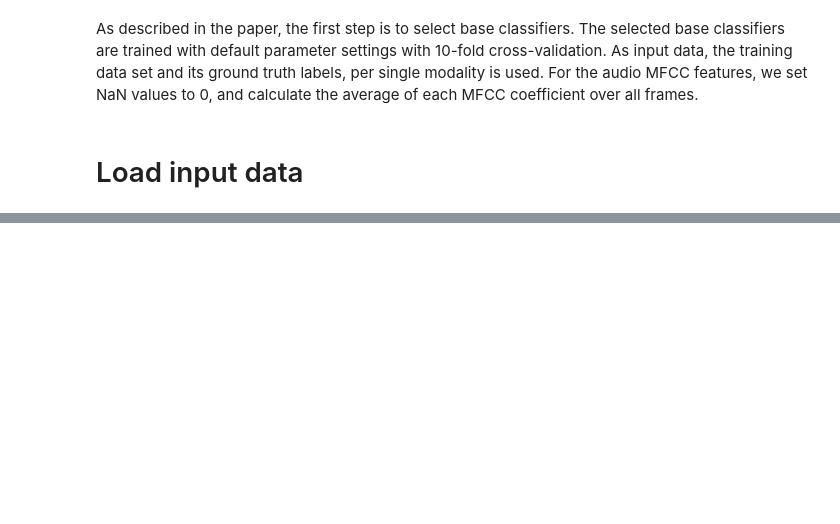
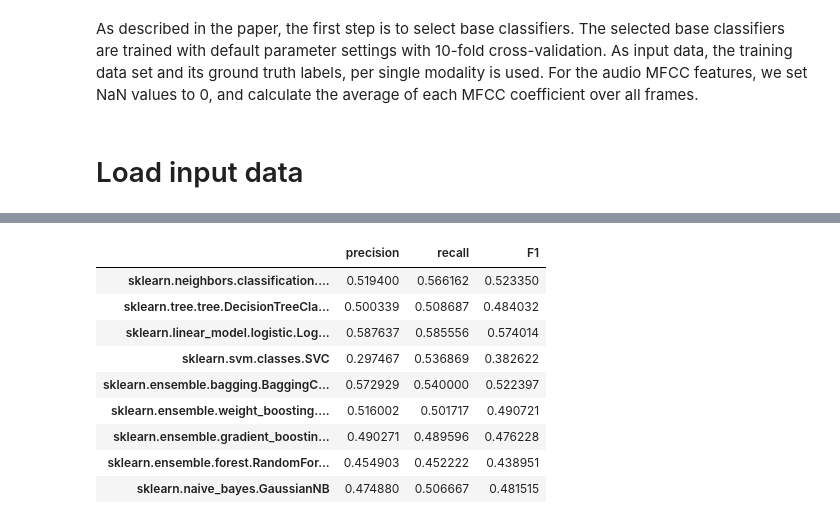
Before and after one commit to patrickFuerst/CoE_task, a Jupyter notebook: classifier_selection.ipynb, the cells around one changed output, grey strips where cells are left out. Drawn from its saved outputs; the diff is of its cells as text; code cells hidden in the pictures; blank space fills up the shorter version.

Commit message:
implemented first metric calculations of classifiers

```diff
--- a/classifier_selection.ipynb
+++ b/classifier_selection.ipynb
@@ -172,8 +259,7 @@ from  sklearn.ensemble import RandomForestClassifier
 from  sklearn.naive_bayes import GaussianNB # there are 3 different naive bayes classifiers, it is not stated which one they used
 
 
-
-classifiers_list = [KNeighborsClassifier(),
+model_list = [KNeighborsClassifier(),
                     DecisionTreeClassifier(),
                     LogisticRegression(),
                     SVC(),
@@ -191,0 +276,6 @@ As metioned in the paper "For the audio MFCC features, we set NaN values to 0, a
+# %%
+from sklearn.model_selection import cross_validate
+
+def calculate_metrics(clf,X,y ):
+    metric =  cross_validate(clf, X, y, scoring=('precision_weighted','recall_weighted','f1_weighted'), return_train_score=False, cv=10)
+    return pd.Series({'precision':metric['test_precision_weighted'].mean(),'recall':metric['test_recall_weighted'].mean(),'F1':metric['test_f1_weighted'].mean() })
@@ -191,0 +286,64 @@ As metioned in the paper "For the audio MFCC features, we set NaN values to 0, a
+# %%
+from sklearn.model_selection import KFold
+from sklearn.preprocessing import LabelEncoder
+import numpy as np
+
+class MultiColumnLabelEncoder:
+
+    def __init__(self, columns = None):
+        self.columns = columns # list of column to encode
+
+    def fit(self, X, y=None):
+        return self
+
+    def transform(self, X):
+        '''
+        Transforms columns of X specified in self.columns using
+        LabelEncoder(). If no columns specified, transforms all
+        columns in X.
+        '''
+
+        output = X.copy()
+
+        if self.columns is not None:
+            for col in self.columns:
+                output[col] = LabelEncoder().fit_transform(output[col])
+        else:
+            for colname, col in output.iteritems():
+                output[colname] = LabelEncoder().fit_transform(col)
+
+        return output
+
+    def fit_transform(self, X, y=None):
+        return self.fit(X, y).transform(X)
+
+def getModelName( object ):
+
+    if hasattr(object, '__module__') and hasattr(object, '__name__'):
+        return  object.__name__
+    elif hasattr(object, '__module__') and hasattr(object, '__class__'):
+        return  object.__class__.__name__
+    else:
+        raise TypeError("Could not get name of object!")
+
+def evaluate_models( X, y ):
+    k_fold = KFold(10, random_state=123)
+    label_encoder = MultiColumnLabelEncoder(['language','year','genre','country','runtime','rated'])
+    metrics = pd.DataFrame()
+
+    X_encoded = label_encoder.fit_transform(X)
+
+    for model in model_list:
+
+        m = calculate_metrics(model,X_encoded,y )
+        metrics[getModuleFullName(model)] = m
+
+    display(metrics.T)
+
+df_train = pd.merge(df_labled_movies,df_meta_data, on='filename')
+df_train.drop(['movie', 'filename'],axis=1, inplace=True)
+display(df_train.head(2))
+df_X = df_train.drop('goodforairplane',axis=1)
+df_y = df_train['goodforairplane']
+evaluate_models(df_X, df_y)
+# %% [output]
@@ -191,0 +353,10 @@ As metioned in the paper "For the audio MFCC features, we set NaN values to 0, a
+|  | precision | recall | F1 |
+| sklearn.neighbors.classification.... | 0.519400 | 0.566162 | 0.523350 |
+| sklearn.tree.tree.DecisionTreeCla... | 0.500339 | 0.508687 | 0.484032 |
+| sklearn.linear_model.logistic.Log... | 0.587637 | 0.585556 | 0.574014 |
+| sklearn.svm.classes.SVC | 0.297467 | 0.536869 | 0.382622 |
+| sklearn.ensemble.bagging.BaggingC... | 0.572929 | 0.540000 | 0.522397 |
+| sklearn.ensemble.weight_boosting.... | 0.516002 | 0.501717 | 0.490721 |
+| sklearn.ensemble.gradient_boostin... | 0.490271 | 0.489596 | 0.476228 |
+| sklearn.ensemble.forest.RandomFor... | 0.454903 | 0.452222 | 0.438951 |
+| sklearn.naive_bayes.GaussianNB | 0.474880 | 0.506667 | 0.481515 |
```
Also changed, not shown: parts of 10 cells of this notebook.
